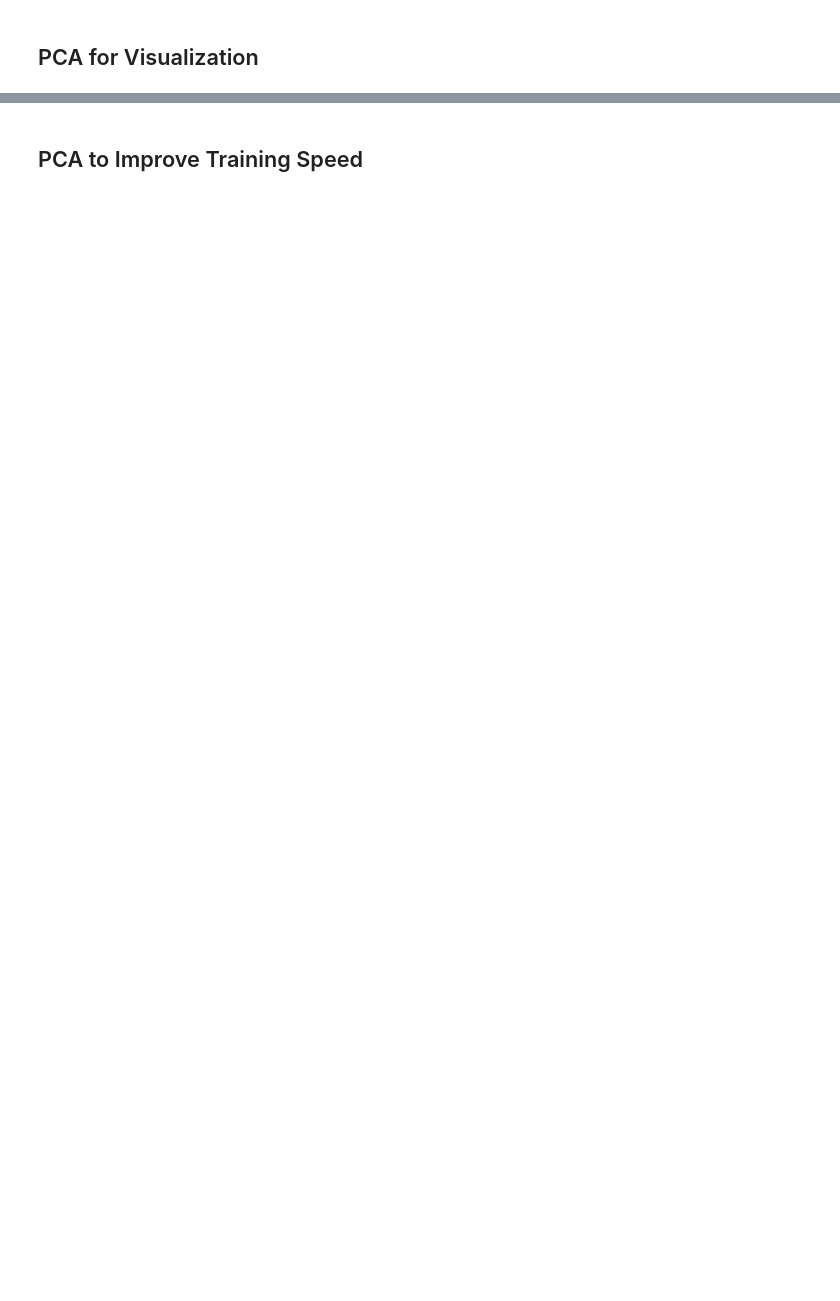
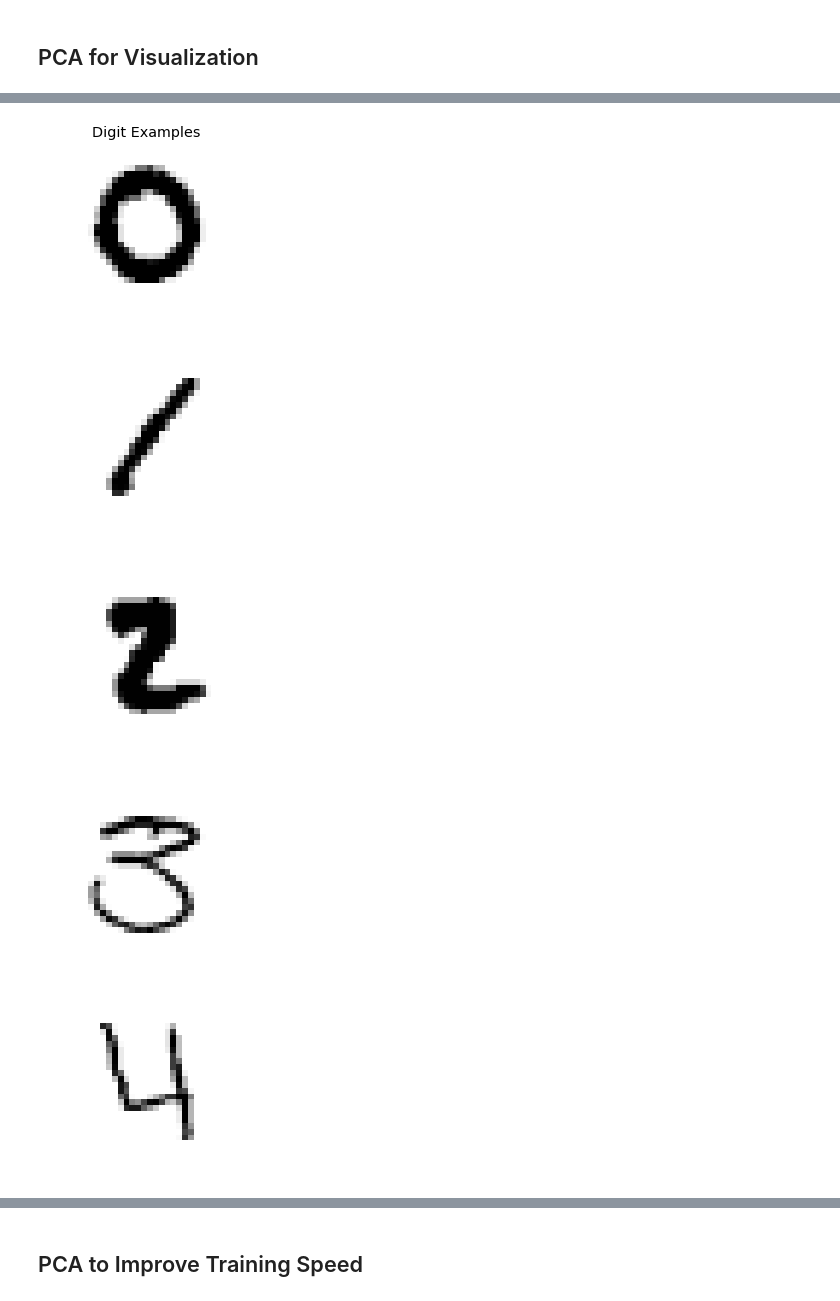
Before and after one commit to neil-ash/Kaggle, a Jupyter notebook: MNIST/MNIST_Revisited.ipynb, the cells around one changed output, grey strips where cells are left out. Drawn from its saved outputs; the diff is of its cells as text; code cells hidden in the pictures; blank space fills up the shorter version.

```diff
--- a/MNIST/MNIST_Revisited.ipynb
+++ b/MNIST/MNIST_Revisited.ipynb
@@ -139,0 +123,20 @@ plt.title('Average Digit Position in Reduced Dimension');
+# %%
+def show_digit(digit):
+    """ Displays handwritten digit given input in form source[index] """
+    plt.rcParams['figure.figsize'] = [3, 3]
+    plt.imshow(digit.reshape(28, 28),cmap=plt.cm.binary)
+    plt.axis('off')
+    plt.show()
+    return None
+# %%
+# show a single digit of each value
+plt.title('Digit Examples')
+
+for i in range(10):
+    show_digit(X[np.where(y == i)[0][0]])
+# %% [output]
+[figure, added]
+[figure, added]
+[figure, added]
+[figure, added]
+[figure, added]
```
Also changed, not shown: parts of 30 cells of this notebook.
